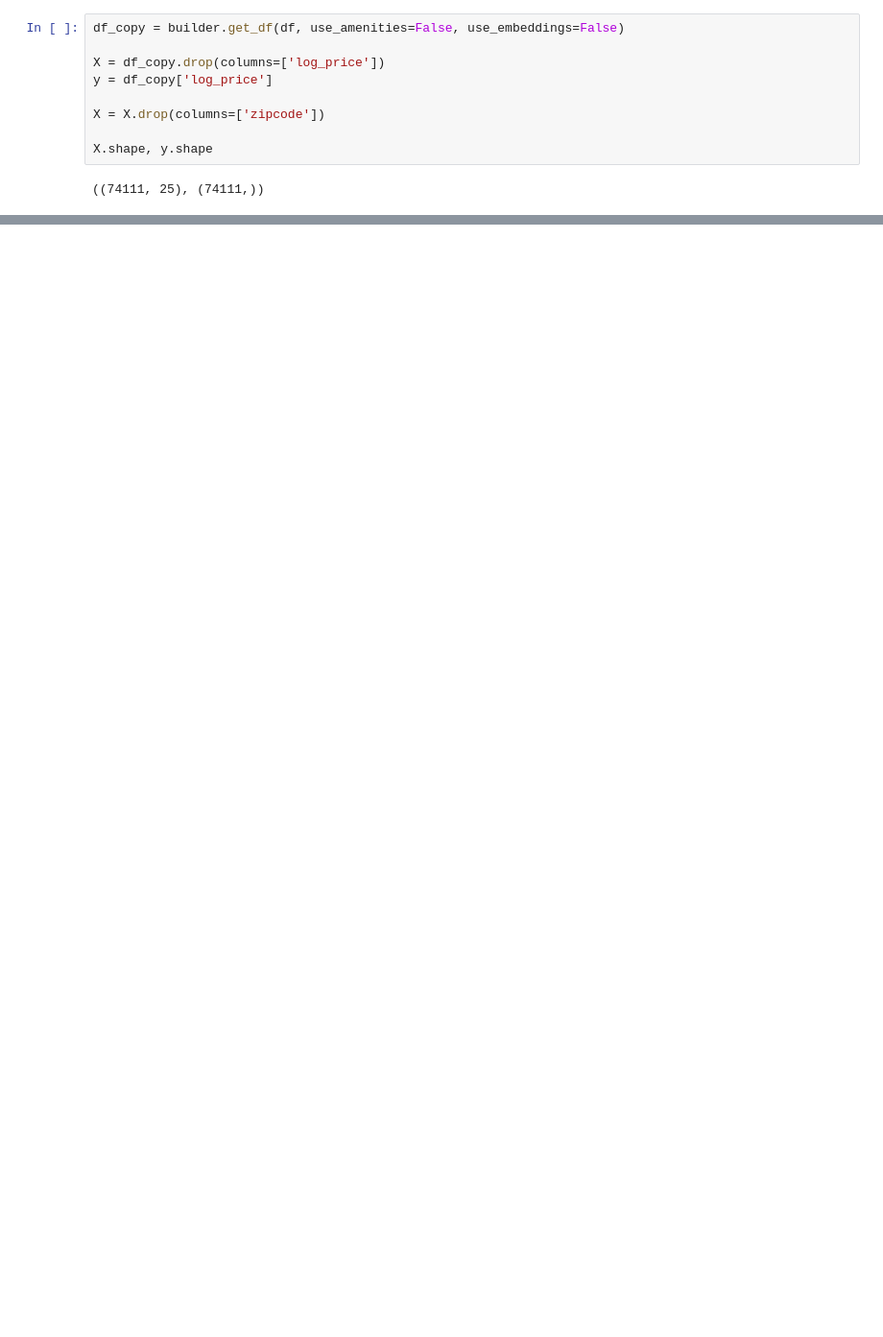
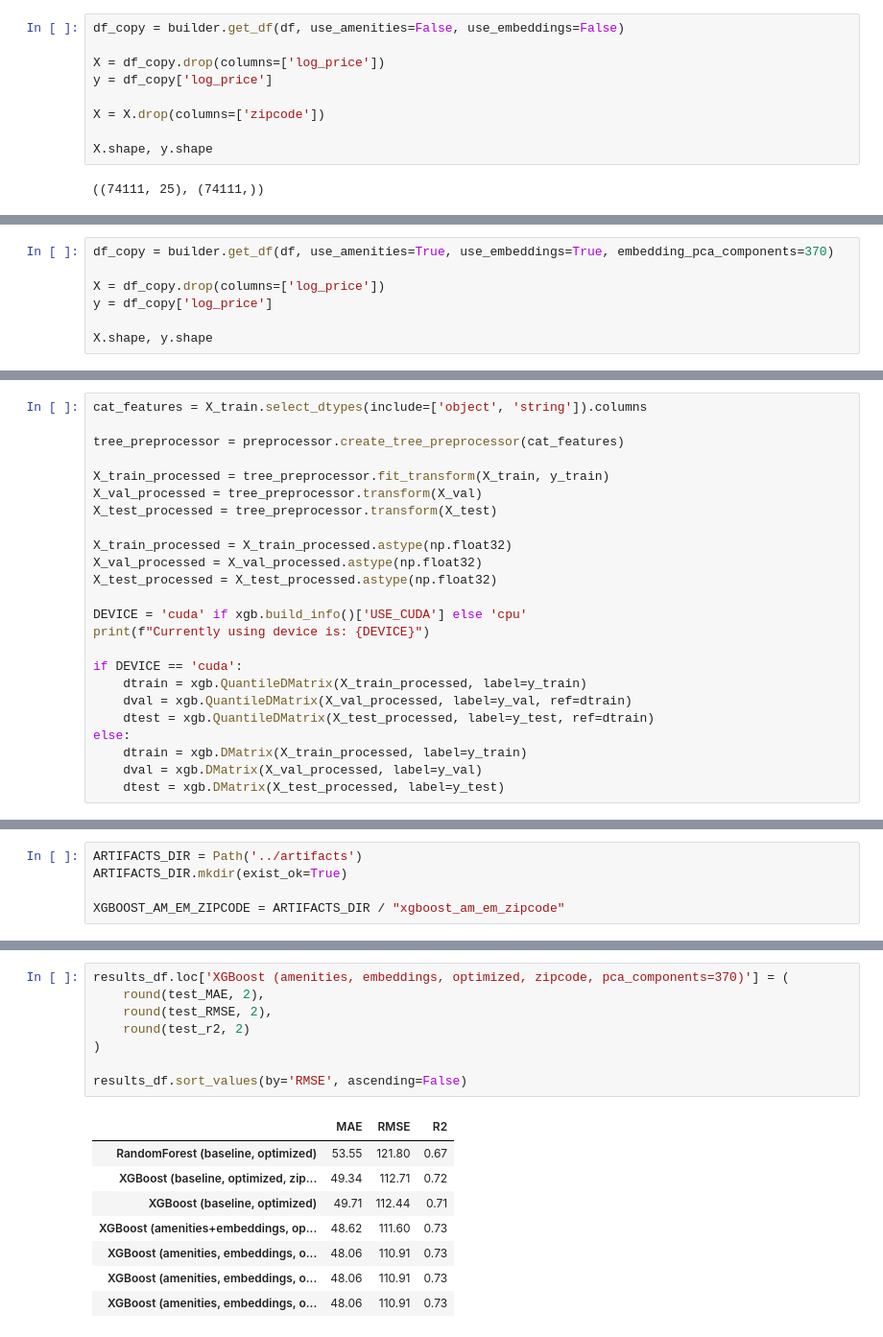
Before and after one commit to Car1LL/airbnb_prices_prediction, a Jupyter notebook: notebooks/02_Tree_Based_Modeling.ipynb, the cells around one changed output, grey strips where cells are left out. Shown at 96% size. Saved outputs shown, nothing was run; the diff lists cells and outputs as text; blank space fills up the shorter version.

Commit message:
XGBoost zipcode hypothesis. PCA was applied for embeddings

```diff
--- a/notebooks/02_Tree_Based_Modeling.ipynb
+++ b/notebooks/02_Tree_Based_Modeling.ipynb
@@ -415,0 +1017,7 @@ Test R2 Score: 0.71 | Train R2 Score: 0.82
+# %%
+df_copy = builder.get_df(df, use_amenities=True, use_embeddings=True, embedding_pca_components=370)
+
+X = df_copy.drop(columns=['log_price'])
+y = df_copy['log_price']
+
+X.shape, y.shape
@@ -415,0 +1045,24 @@ Test R2 Score: 0.71 | Train R2 Score: 0.82
+# %%
+cat_features = X_train.select_dtypes(include=['object', 'string']).columns
+
+tree_preprocessor = preprocessor.create_tree_preprocessor(cat_features)
+
+X_train_processed = tree_preprocessor.fit_transform(X_train, y_train)
+X_val_processed = tree_preprocessor.transform(X_val)
+X_test_processed = tree_preprocessor.transform(X_test)
+
+X_train_processed = X_train_processed.astype(np.float32)
+X_val_processed = X_val_processed.astype(np.float32)
+X_test_processed = X_test_processed.astype(np.float32)
+
+DEVICE = 'cuda' if xgb.build_info()['USE_CUDA'] else 'cpu'
+print(f"Currently using device is: {DEVICE}")
+
+if DEVICE == 'cuda':
+    dtrain = xgb.QuantileDMatrix(X_train_processed, label=y_train)
+    dval = xgb.QuantileDMatrix(X_val_processed, label=y_val, ref=dtrain)
+    dtest = xgb.QuantileDMatrix(X_test_processed, label=y_test, ref=dtrain)
+else:
+    dtrain = xgb.DMatrix(X_train_processed, label=y_train)
+    dval = xgb.DMatrix(X_val_processed, label=y_val)
+    dtest = xgb.DMatrix(X_test_processed, label=y_test)
@@ -415,0 +1071,5 @@ Test R2 Score: 0.71 | Train R2 Score: 0.82
+# %%
+ARTIFACTS_DIR = Path('../artifacts')
+ARTIFACTS_DIR.mkdir(exist_ok=True)
+
+XGBOOST_AM_EM_ZIPCODE = ARTIFACTS_DIR / "xgboost_am_em_zipcode"
@@ -415,0 +1160,17 @@ Test R2 Score: 0.71 | Train R2 Score: 0.82
+# %%
+results_df.loc['XGBoost (amenities, embeddings, optimized, zipcode, pca_components=370)'] = (
+    round(test_MAE, 2),
+    round(test_RMSE, 2),
+    round(test_r2, 2)
+)
+
+results_df.sort_values(by='RMSE', ascending=False)
+# %% [output]
+|  | MAE | RMSE | R2 |
+| RandomForest (baseline, optimized) | 53.55 | 121.80 | 0.67 |
+| XGBoost (baseline, optimized, zip... | 49.34 | 112.71 | 0.72 |
+| XGBoost (baseline, optimized) | 49.71 | 112.44 | 0.71 |
+| XGBoost (amenities+embeddings, op... | 48.62 | 111.60 | 0.73 |
+| XGBoost (amenities, embeddings, o... | 48.06 | 110.91 | 0.73 |
+| XGBoost (amenities, embeddings, o... | 48.06 | 110.91 | 0.73 |
+| XGBoost (amenities, embeddings, o... | 48.06 | 110.91 | 0.73 |
```
Also changed, not shown: parts of 71 cells of this notebook, 3 other files.
